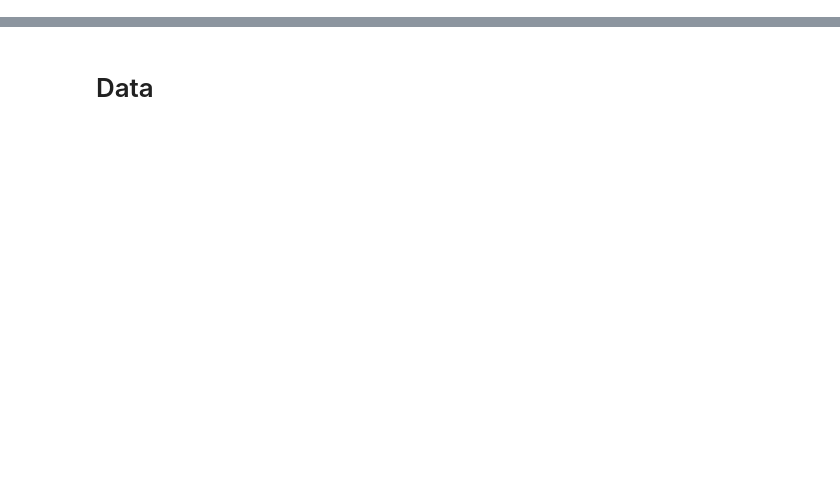
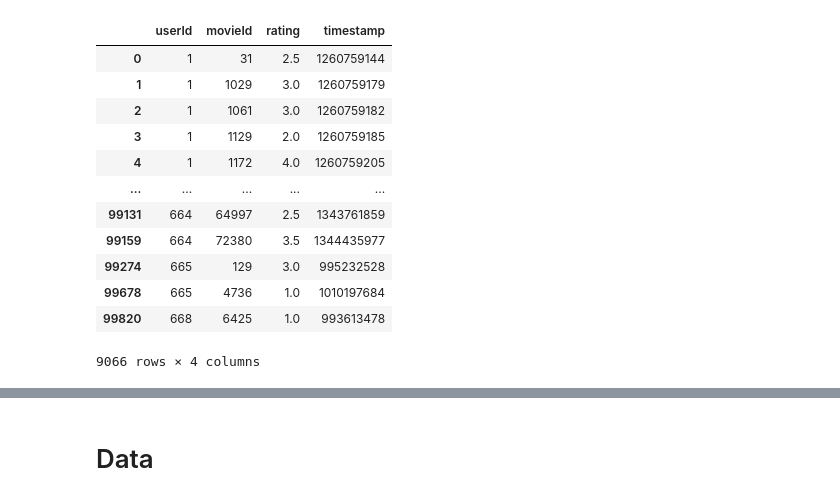
Before and after one commit to Stashq/PiSR2, a Jupyter notebook: notebooks/4 - Content based recommendation.ipynb, the cells around one changed output, grey strips where cells are left out. Saved outputs shown, nothing was run; the diff lists cells and outputs as text; code cells hidden in the pictures; blank space fills up the shorter version.

```diff
--- a/notebooks/4 - Content based recommendation.ipynb
+++ b/notebooks/4 - Content based recommendation.ipynb
@@ -29,0 +40,16 @@ OUTPUT_PATH = Path("../models/embedded_regression.pt")
+# %%
+pd.read_csv(RATINGS_PATH).drop_duplicates("movieId")
+# %% [output]
+|  | userId | movieId | rating | timestamp |
+| 0 | 1 | 31 | 2.5 | 1260759144 |
+| 1 | 1 | 1029 | 3.0 | 1260759179 |
+| 2 | 1 | 1061 | 3.0 | 1260759182 |
+| 3 | 1 | 1129 | 2.0 | 1260759185 |
+| 4 | 1 | 1172 | 4.0 | 1260759205 |
+| ... | ... | ... | ... | ... |
+| 99131 | 664 | 64997 | 2.5 | 1343761859 |
+| 99159 | 664 | 72380 | 3.5 | 1344435977 |
+| 99274 | 665 | 129 | 3.0 | 995232528 |
+| 99678 | 665 | 4736 | 1.0 | 1010197684 |
+| 99820 | 668 | 6425 | 1.0 | 993613478 |
+9066 rows × 4 columns
```
Also changed, not shown: parts of 14 cells of this notebook, 2 other files.
